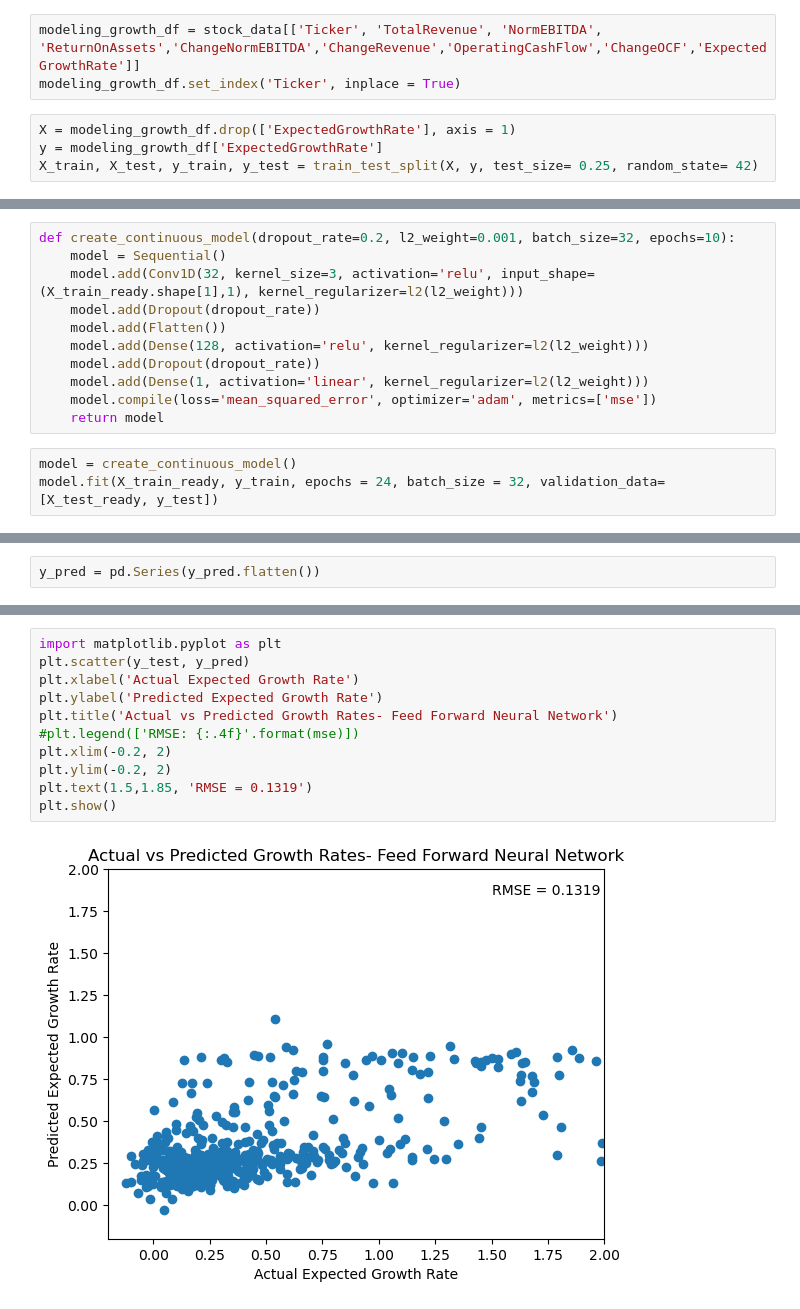
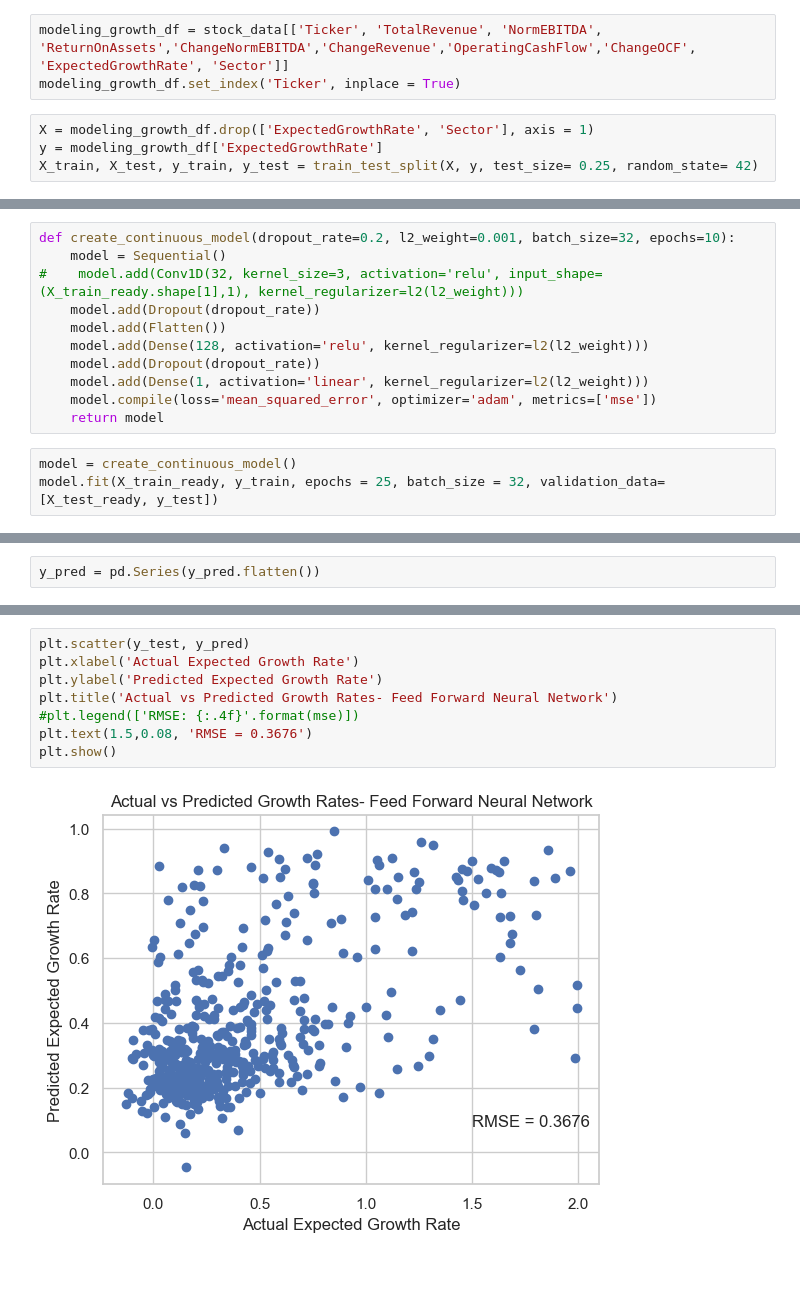
Before and after one commit to ChuckNadel/PredictingAnalystConsensus, a Jupyter notebook: 3 ModelingNotebook.ipynb, the cells around one changed output, grey strips where cells are left out. Cells and saved outputs as stored; diff of their text form; blank space fills up the shorter version.

Commit message:
Updated Images, Notebooks. Uploaded Presentation

```diff
--- a/3 ModelingNotebook.ipynb
+++ b/3 ModelingNotebook.ipynb
@@ -243,10 +241,10 @@ Epoch 25/25
 # %% [markdown]
 ## Modeling for Expected Growth Rate
 # %%
-modeling_growth_df = stock_data[['Ticker', 'TotalRevenue', 'NormEBITDA', 'ReturnOnAssets','ChangeNormEBITDA','ChangeRevenue','OperatingCashFlow','ChangeOCF','ExpectedGrowthRate']]
+modeling_growth_df = stock_data[['Ticker', 'TotalRevenue', 'NormEBITDA', 'ReturnOnAssets','ChangeNormEBITDA','ChangeRevenue','OperatingCashFlow','ChangeOCF', 'ExpectedGrowthRate', 'Sector']]
 modeling_growth_df.set_index('Ticker', inplace = True)
 # %%
-X = modeling_growth_df.drop(['ExpectedGrowthRate'], axis = 1)
+X = modeling_growth_df.drop(['ExpectedGrowthRate', 'Sector'], axis = 1)
 y = modeling_growth_df['ExpectedGrowthRate']
 X_train, X_test, y_train, y_test = train_test_split(X, y, test_size= 0.25, random_state= 42)
 # %% [markdown]
@@ -304,7 +291,7 @@ X_test_ready = X_test_scaled.reshape(X_test_scaled.shape[0], X_test_scaled.shape
 # %%
 def create_continuous_model(dropout_rate=0.2, l2_weight=0.001, batch_size=32, epochs=10):
     model = Sequential()
-    model.add(Conv1D(32, kernel_size=3, activation='relu', input_shape=(X_train_ready.shape[1],1), kernel_regularizer=l2(l2_weight)))
+#    model.add(Conv1D(32, kernel_size=3, activation='relu', input_shape=(X_train_ready.shape[1],1), kernel_regularizer=l2(l2_weight)))
     model.add(Dropout(dropout_rate))
     model.add(Flatten())
     model.add(Dense(128, activation='relu', kernel_regularizer=l2(l2_weight)))
@@ -314,5 +301,5 @@ def create_continuous_model(dropout_rate=0.2, l2_weight=0.001, batch_size=32, ep
     return model
 # %%
 model = create_continuous_model()
-model.fit(X_train_ready, y_train, epochs = 24, batch_size = 32, validation_data=[X_test_ready, y_test])
+model.fit(X_train_ready, y_train, epochs = 25, batch_size = 32, validation_data=[X_test_ready, y_test])
 # %% [output]
@@ -349,13 +336,10 @@ Root mean squared error: 0.36322525620112756
 # %%
-import matplotlib.pyplot as plt
 plt.scatter(y_test, y_pred)
 plt.xlabel('Actual Expected Growth Rate')
 plt.ylabel('Predicted Expected Growth Rate')
 plt.title('Actual vs Predicted Growth Rates- Feed Forward Neural Network')
 #plt.legend(['RMSE: {:.4f}'.format(mse)])
-plt.xlim(-0.2, 2)
-plt.ylim(-0.2, 2)
-plt.text(1.5,1.85, 'RMSE = 0.1319')
+plt.text(1.5,0.08, 'RMSE = 0.3676')
 plt.show()
 # %% [output]
-[figure, old version]
+[figure, new version]
```
Also changed, not shown: parts of 23 cells of this notebook, 6 other files.
